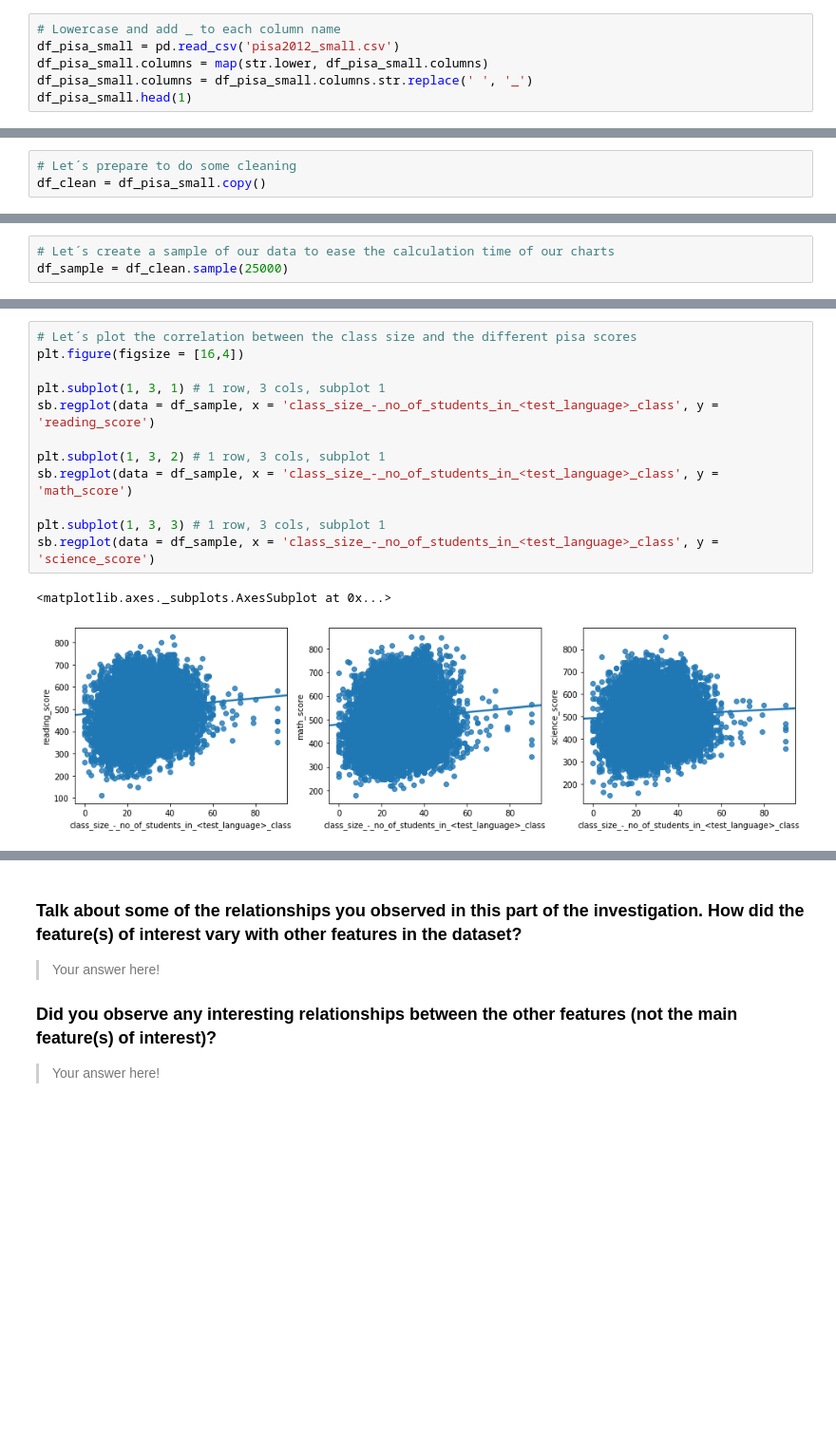
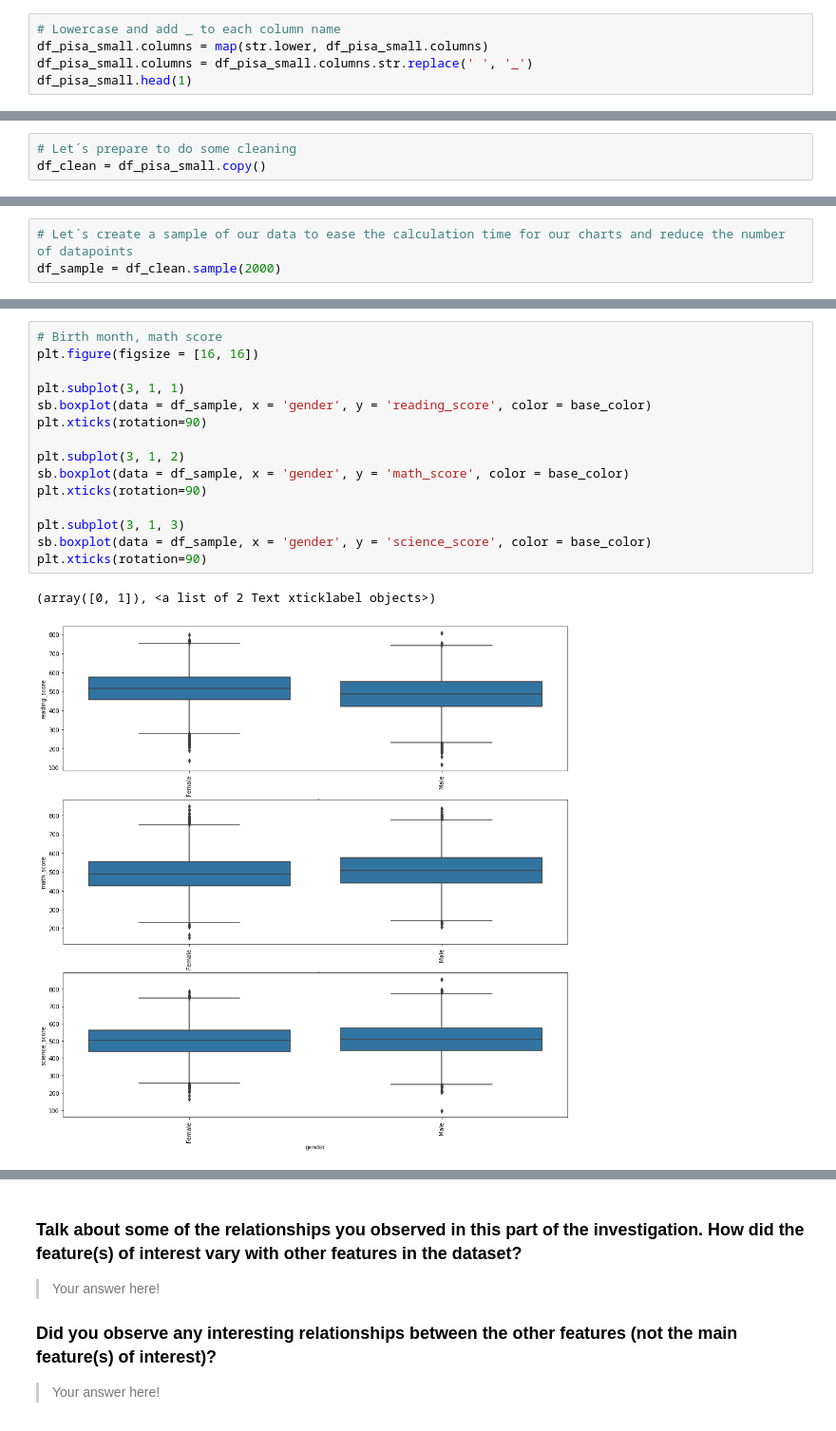
Before and after one commit to simonvlc/Coursera_Capstone, a Jupyter notebook: data_visualization/exploration_template.ipynb, the cells around one changed output, grey strips where cells are left out. Shown at 95% size. Cells and saved outputs as stored; diff of their text form; blank space fills up the shorter version.

```diff
--- a/data_visualization/exploration_template.ipynb
+++ b/data_visualization/exploration_template.ipynb
@@ -126,7 +129,6 @@ The new csv file size is 112MB vs 2.75GB from the original pisa2012.csv file. Th
 df_pisa_small = pd.read_csv('pisa2012_small.csv', low_memory=False)
 # %%
 # Lowercase and add _ to each column name
-df_pisa_small = pd.read_csv('pisa2012_small.csv')
 df_pisa_small.columns = map(str.lower, df_pisa_small.columns)
 df_pisa_small.columns = df_pisa_small.columns.str.replace(' ', '_')
 df_pisa_small.head(1)
@@ -543,3 +468,3 @@ memory usage: 19.9+ MB
 # %%
-# Let´s create a sample of our data to ease the calculation time of our charts
-df_sample = df_clean.sample(25000)
+# Let´s create a sample of our data to ease the calculation time for our charts and reduce the number of datapoints
+df_sample = df_clean.sample(2000)
@@ -576,16 +606,19 @@ sb.regplot(data = df_sample, x = 'min_in_<class_period>_-_<science>', y = 'scien
 # %%
-# Let´s plot the correlation between the class size and the different pisa scores
-plt.figure(figsize = [16,4])
+# Birth month, math score
+plt.figure(figsize = [16, 16])
 
-plt.subplot(1, 3, 1) # 1 row, 3 cols, subplot 1
-sb.regplot(data = df_sample, x = 'class_size_-_no_of_students_in_<test_language>_class', y = 'reading_score')
+plt.subplot(3, 1, 1)
+sb.boxplot(data = df_sample, x = 'gender', y = 'reading_score', color = base_color)
+plt.xticks(rotation=90)
 
-plt.subplot(1, 3, 2) # 1 row, 3 cols, subplot 1
-sb.regplot(data = df_sample, x = 'class_size_-_no_of_students_in_<test_language>_class', y = 'math_score')
+plt.subplot(3, 1, 2)
+sb.boxplot(data = df_sample, x = 'gender', y = 'math_score', color = base_color)
+plt.xticks(rotation=90)
 
-plt.subplot(1, 3, 3) # 1 row, 3 cols, subplot 1
-sb.regplot(data = df_sample, x = 'class_size_-_no_of_students_in_<test_language>_class', y = 'science_score')
+plt.subplot(3, 1, 3)
+sb.boxplot(data = df_sample, x = 'gender', y = 'science_score', color = base_color)
+plt.xticks(rotation=90)
 # %% [output]
-<matplotlib.axes._subplots.AxesSubplot at 0x...>
+(array([0, 1]), <a list of 2 Text xticklabel objects>)
-[figure, old version]
+[figure, new version]
 # %%
```
Also changed, not shown: parts of 63 cells of this notebook.
